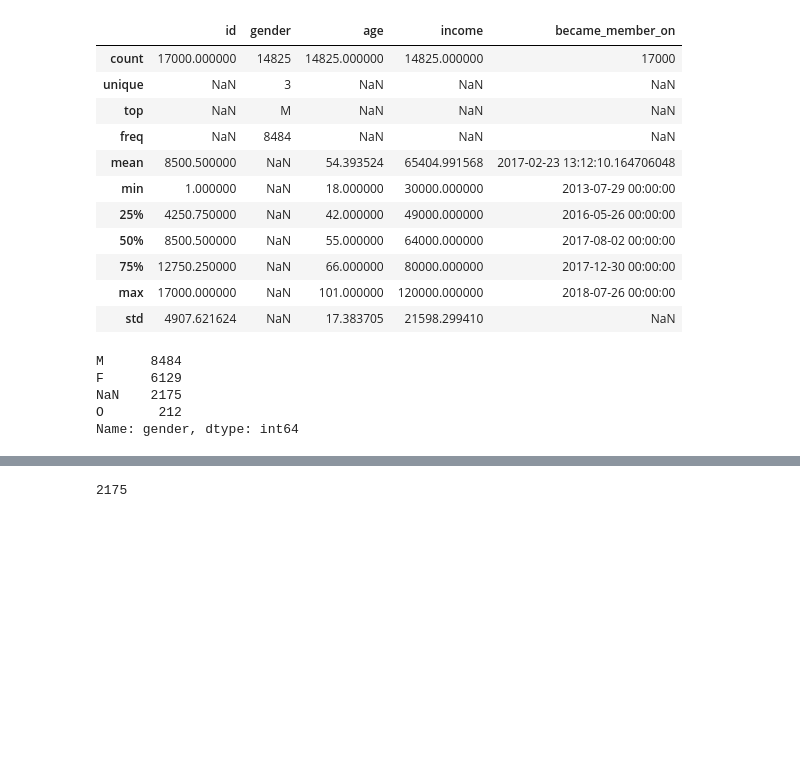
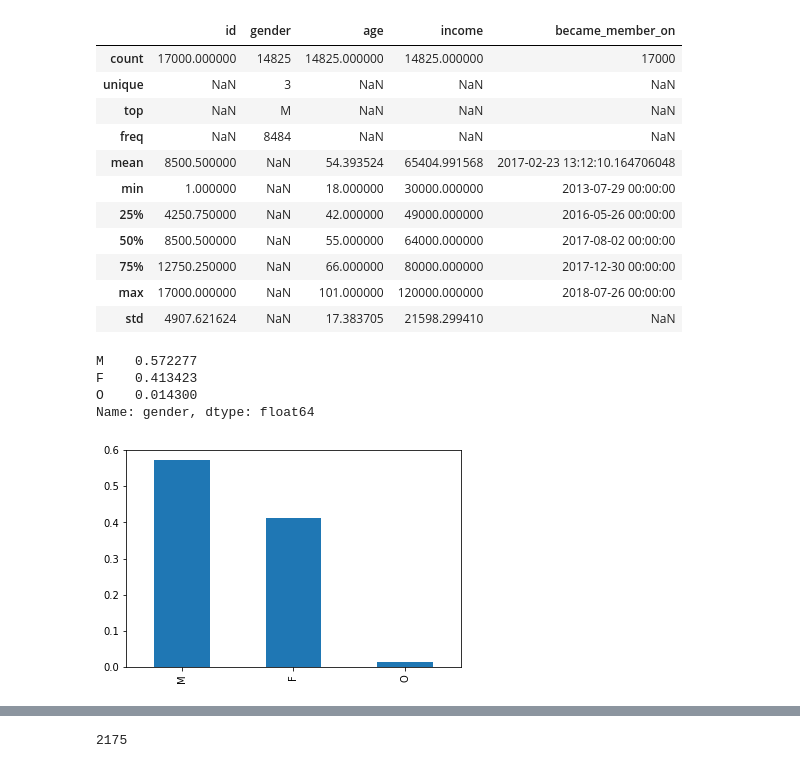
Before and after one commit to netxph/sb-capstone, a Jupyter notebook: notebooks/02 - Exploratory Data Analysis.ipynb, the cells around one changed output, grey strips where cells are left out. Cells and saved outputs as stored; diff of their text form; code cells hidden in the pictures; blank space fills up the shorter version.

Commit message:
1d profile

```diff
--- a/notebooks/01 - Exploratory Data Analysis.ipynb
+++ b/notebooks/02 - Exploratory Data Analysis.ipynb
@@ -201,10 +203,13 @@ profile.describe(include="all", datetime_is_numeric=True)
 | max | 17000.000000 | NaN | 101.000000 | 120000.000000 | 2018-07-26 00:00:00 |
 | std | 4907.621624 | NaN | 17.383705 | 21598.299410 | NaN |
 # %%
-profile.gender.value_counts(dropna=False)
+profile.gender.value_counts(normalize=True)
 # %% [output]
-M      8484
-F      6129
-NaN    2175
-O       212
-Name: gender, dtype: int64
+M    0.572277
+F    0.413423
+O    0.014300
+Name: gender, dtype: float64
+# %%
+profile.gender.value_counts(normalize=True).plot(kind="bar");
+# %% [output]
+[figure, added]
```
Also changed, not shown: parts of 9 cells of this notebook.
